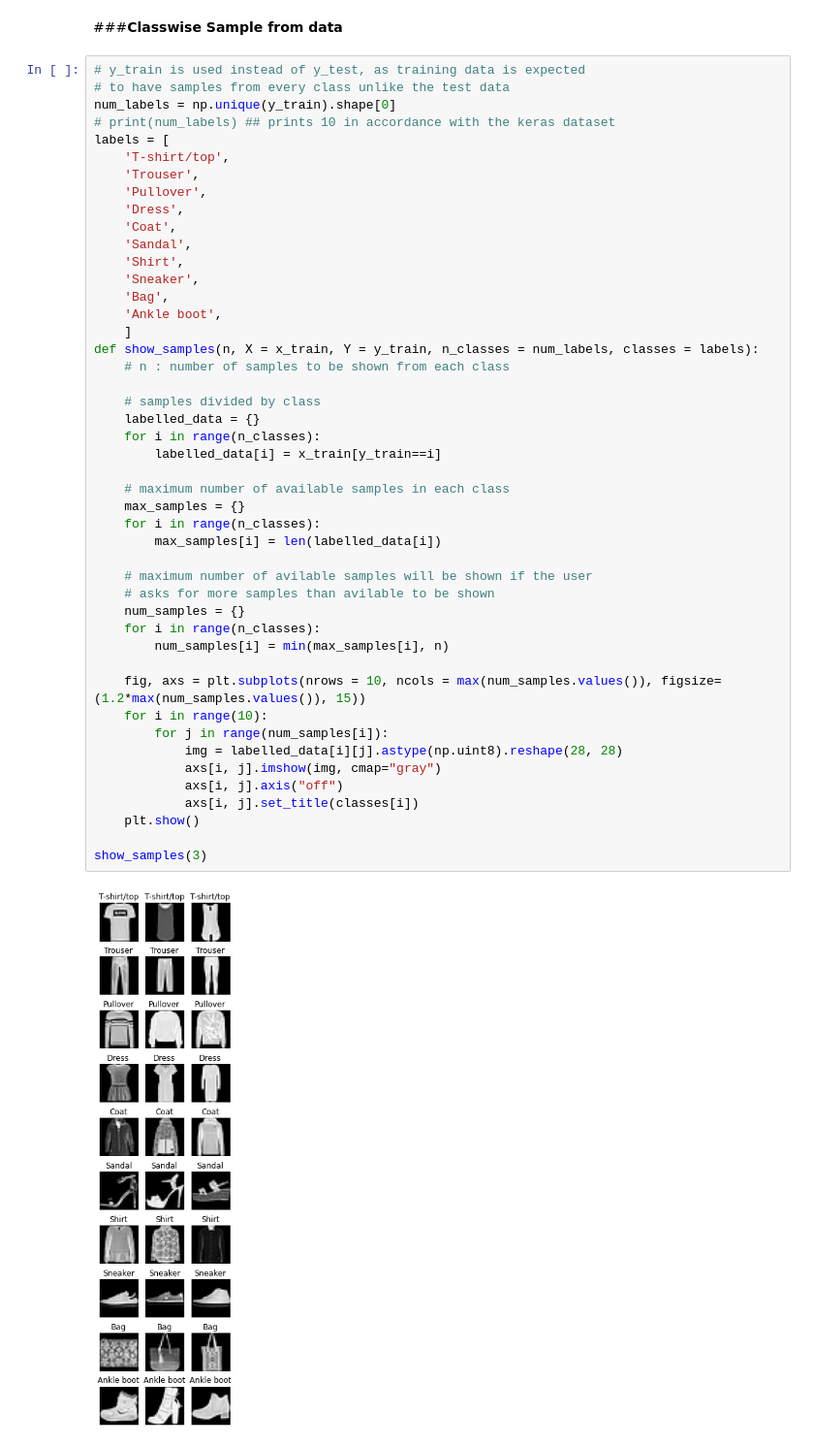
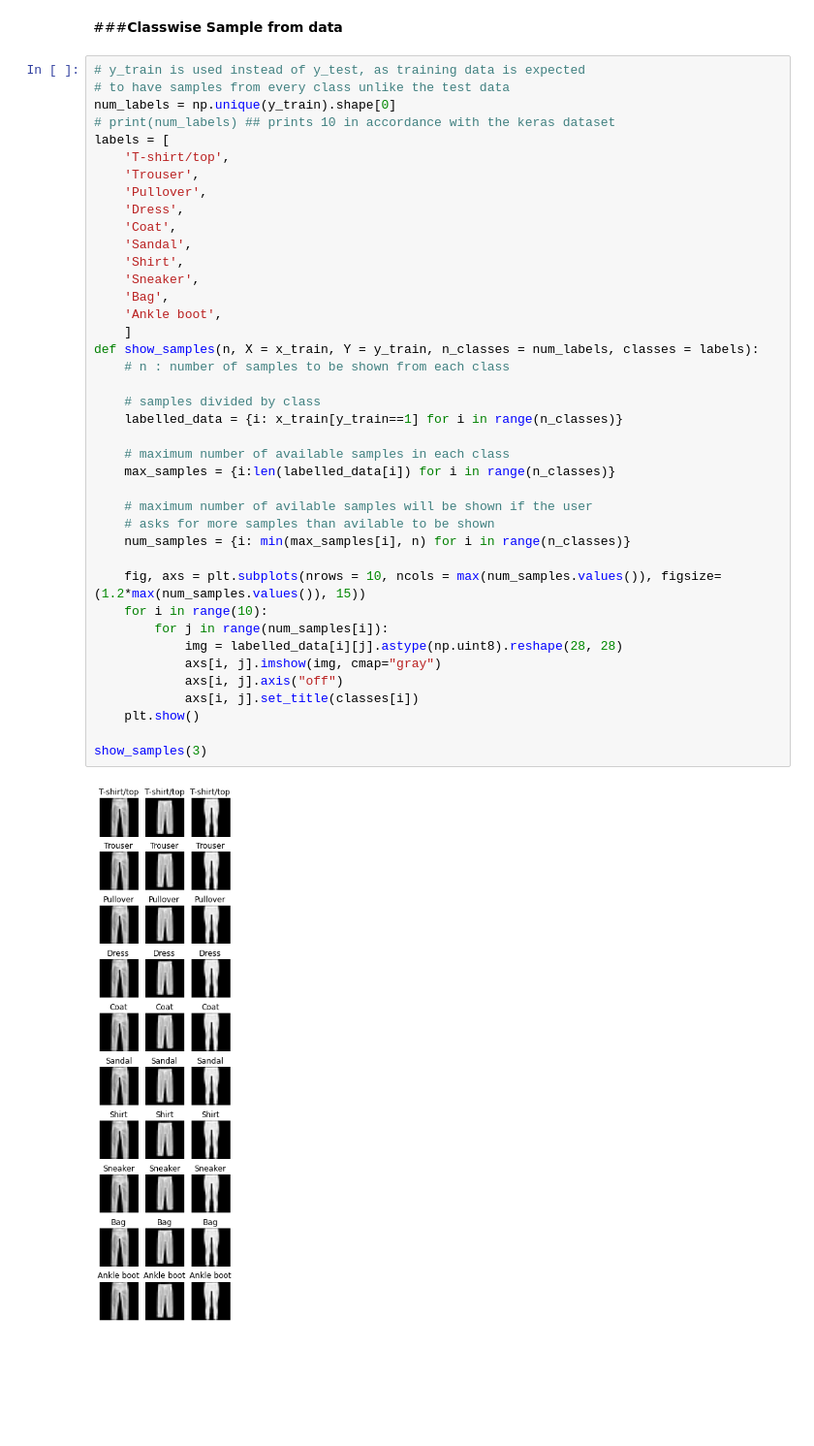
Before and after one commit to sid-betalol/Customizable-Neural-Network, a Jupyter notebook: cs6910_assignment1.ipynb, the cells around one changed output. Shown at 97% size. Cells and saved outputs as stored; diff of their text form; blank space fills up the shorter version.

```diff
--- a/cs6910_assignment1.ipynb
+++ b/cs6910_assignment1.ipynb
@@ -80,40 +80,34 @@ labels = [
     'Pullover',
     'Dress',
     'Coat',
     'Sandal',
     'Shirt',
     'Sneaker',
     'Bag',
     'Ankle boot',
     ]
 def show_samples(n, X = x_train, Y = y_train, n_classes = num_labels, classes = labels):
     # n : number of samples to be shown from each class
 
     # samples divided by class
-    labelled_data = {}
-    for i in range(n_classes):
-        labelled_data[i] = x_train[y_train==i]
+    labelled_data = {i: x_train[y_train==1] for i in range(n_classes)}
 
     # maximum number of available samples in each class
-    max_samples = {}
-    for i in range(n_classes):
-        max_samples[i] = len(labelled_data[i])
+    max_samples = {i:len(labelled_data[i]) for i in range(n_classes)}
 
     # maximum number of avilable samples will be shown if the user
     # asks for more samples than avilable to be shown
-    num_samples = {}
-    for i in range(n_classes):
-        num_samples[i] = min(max_samples[i], n)
+    num_samples = {i: min(max_samples[i], n) for i in range(n_classes)}
 
     fig, axs = plt.subplots(nrows = 10, ncols = max(num_samples.values()), figsize=(1.2*max(num_samples.values()), 15))
     for i in range(10):
         for j in range(num_samples[i]):
             img = labelled_data[i][j].astype(np.uint8).reshape(28, 28)
             axs[i, j].imshow(img, cmap="gray")
             axs[i, j].axis("off")
             axs[i, j].set_title(classes[i])
     plt.show()
 
 show_samples(3)
 # %% [output]
-[figure, old version]
+[figure, new version]
```
